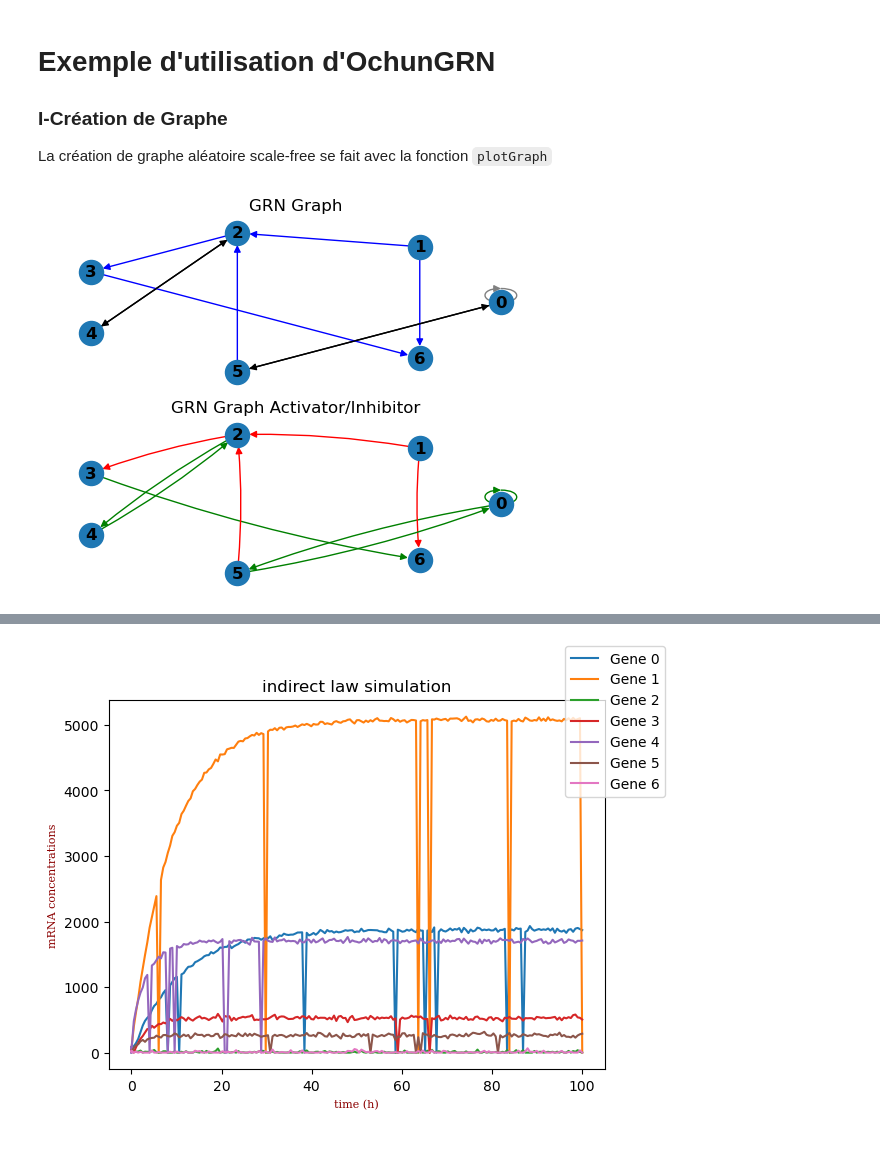
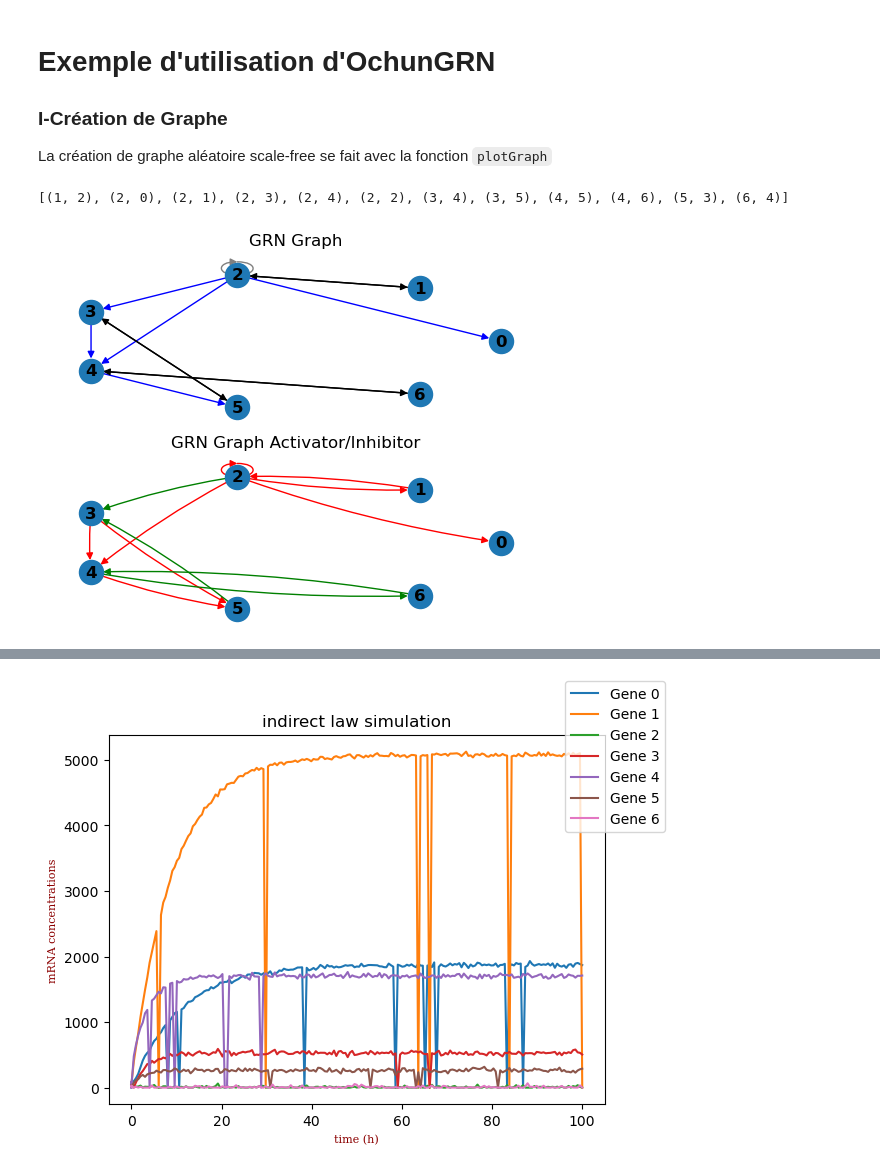
Before and after one commit to castlechild/GRNSimulation, a Jupyter notebook: exemple.ipynb, the cells around one changed output, grey strips where cells are left out. Saved outputs shown, nothing was run; the diff lists cells and outputs as text; code cells hidden in the pictures.

```diff
--- a/exemple.ipynb
+++ b/exemple.ipynb
@@ -8,10 +8,11 @@ import ochunGRN as oGRN
 import random as rd
 # %%
 GENESNB = 7
-test = oGRN.randomGrn(GENESNB, 0.2, 0.4)
+test = oGRN.randomGrn(GENESNB, 0.2, 0.1)
 oGRN.plotGraph(test, actInhPlotBool=True)
 # %% [output]
+[(1, 2), (2, 0), (2, 1), (2, 3), (2, 4), (2, 2), (3, 4), (3, 5), (4, 5), (4, 6), (5, 3), (6, 4)]
-[figure, old version]
+[figure, new version]
 # %%
 
 Coeff = oGRN.getCoefficient(GENESNB)
```
Also changed, not shown: parts of 1 cell of this notebook.
